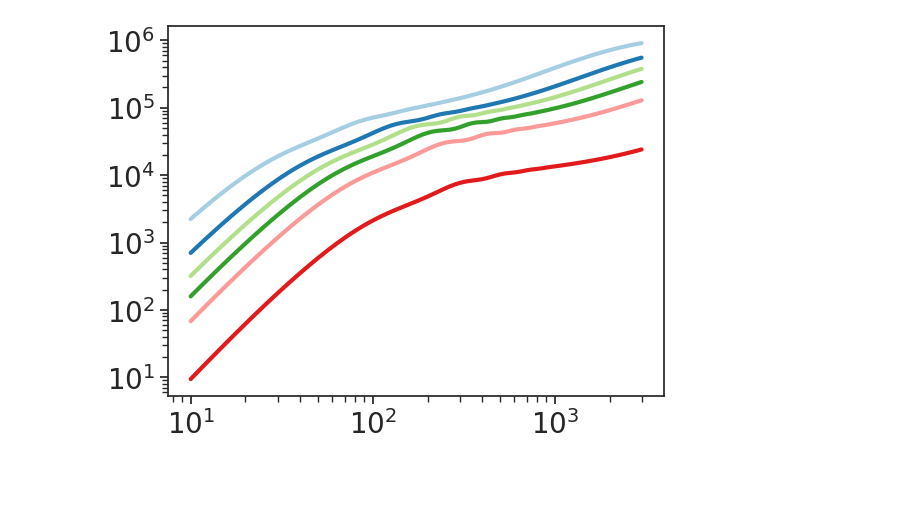
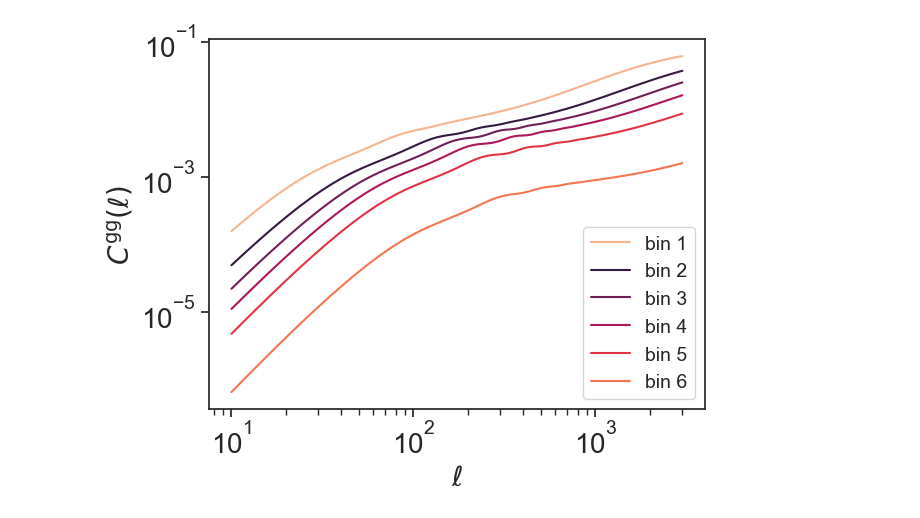
Before and after one commit to cloe-org/cloelib, a Jupyter notebook: notebooks/observables/photo.ipynb, the cells around one changed output. Cells and saved outputs as stored; diff of their text form; code cells hidden in the pictures; blank space fills up the shorter version.

```diff
--- a/notebooks/observables/photo.ipynb
+++ b/notebooks/observables/photo.ipynb
@@ -29,5 +36,5 @@ plt.rc('lines', markersize=6)
 plt.rc('legend', fontsize=20)
 # %%
 # Read the dndz
-z_pos, dndz_pos = el.photo.redshift_distributions('data/nz.pos.fits')
-z_she, dndz_she = el.photo.redshift_distributions('data/nz.wl.fits')
+z_pos, dndz_pos = el.photo.redshift_distributions('../data/nz.pos.fits')
+z_she, dndz_she = el.photo.redshift_distributions('../data/nz.wl.fits')
@@ -69,11 +72,10 @@ for key in dndz_she.keys():
     dndz_she_norm[key] = dndz_she[key] / integrate.trapezoid(
                         dndz_she[key], z_she)
 
-
-
+# Let's sample internally the n(z) we want and we return an array (move to euclidlib even NT complains)
 my_dndz_pos = np.vstack(list(dndz_pos_norm.values()))
-myz = np.linspace(1e-3, 3., 300)
-my_dndz_pos_norm = np.zeros([6, 300])
+myz = np.linspace(1e-3, 3., 256)
+my_dndz_pos_norm = np.zeros([6, 256])
 for i in range(6):
     my_dndz_pos_norm[i,:] = np.interp(myz, z_pos, my_dndz_pos[i,:])
 # %%
@@ -110,9 +112,13 @@ Omb = 0.04902591806322532
 w = -1
 wa = 0
 
-background = JAXBackground(H0=H0,Omc=Omc,Omb=Omb, w=w, wa=wa, sigma8=sigma8, Omk = 0.0, ns = 0.96, gamma_MG = 0.545)
-background = JAXBackground(67.74, 0.0486, 0.2589, 0.0, 0.8159, 0.9667, -1.0, 0.0, 0.55)
+#background = JAXBackground(H0=H0,Omc=Omc,Omb=Omb, w=w, wa=wa, sigma8=sigma8, Omk = 0.0, ns = 0.96, gamma_MG = 0.545)
+background_jax = JAXBackground(67.74, 0.0486, 0.2589, 0.0, 0.8159, 2e-9, 0.9667, -1.0, 0.0, 0.55)
+background_camb = CAMBBackground(H0=H0,Omc=Omc,Omb=Omb, w=w, wa=wa, sigma8=sigma8, Omk = 0.0, ns = 0.96, As = 2e-9, gamma_MG = 0.545)
 # %%
 # Initialize Linear and NonLinearPerturbations
-linear_pert = JAXLinearPerturbations(background)
+
+redshifts=myz
+
+linear_pert = JAXLinearPerturbations(background_jax) #CAMBLinearPerturbations(background_camb, redshifts=myz)#JAXLinearPerturbations(background_jax)
 nonlinear_pert = JAXNonLinearPerturbations(linear_pert)
@@ -160,6 +176,10 @@ cl = twopt.get_Cl()
 # %%
 ell_range = np.logspace(1., np.log10(3000), 100)
-for i in range(6):
-    plt.loglog(ell_range, ell_range*ell_range*cl[:,i,i])
+
+for i in range(len(dndz_pos.keys())):
+    plt.loglog(ell_range, (2*ell_range+1)*ell_range*cl[:,i,i], color=sns.color_palette("rocket", len(dndz_pos.keys()))[i-1], linewidth=1.5, label = 'bin {}'.format(i+1))
+plt.xlabel(r'$\ell$')
+plt.ylabel(r'$C^{\rm gg}(\ell)$');
+plt.legend(fontsize=14);
 # %% [output]
-[figure, old version]
+[figure, new version]
```
Also changed, not shown: parts of 14 cells of this notebook, 2 other files.
